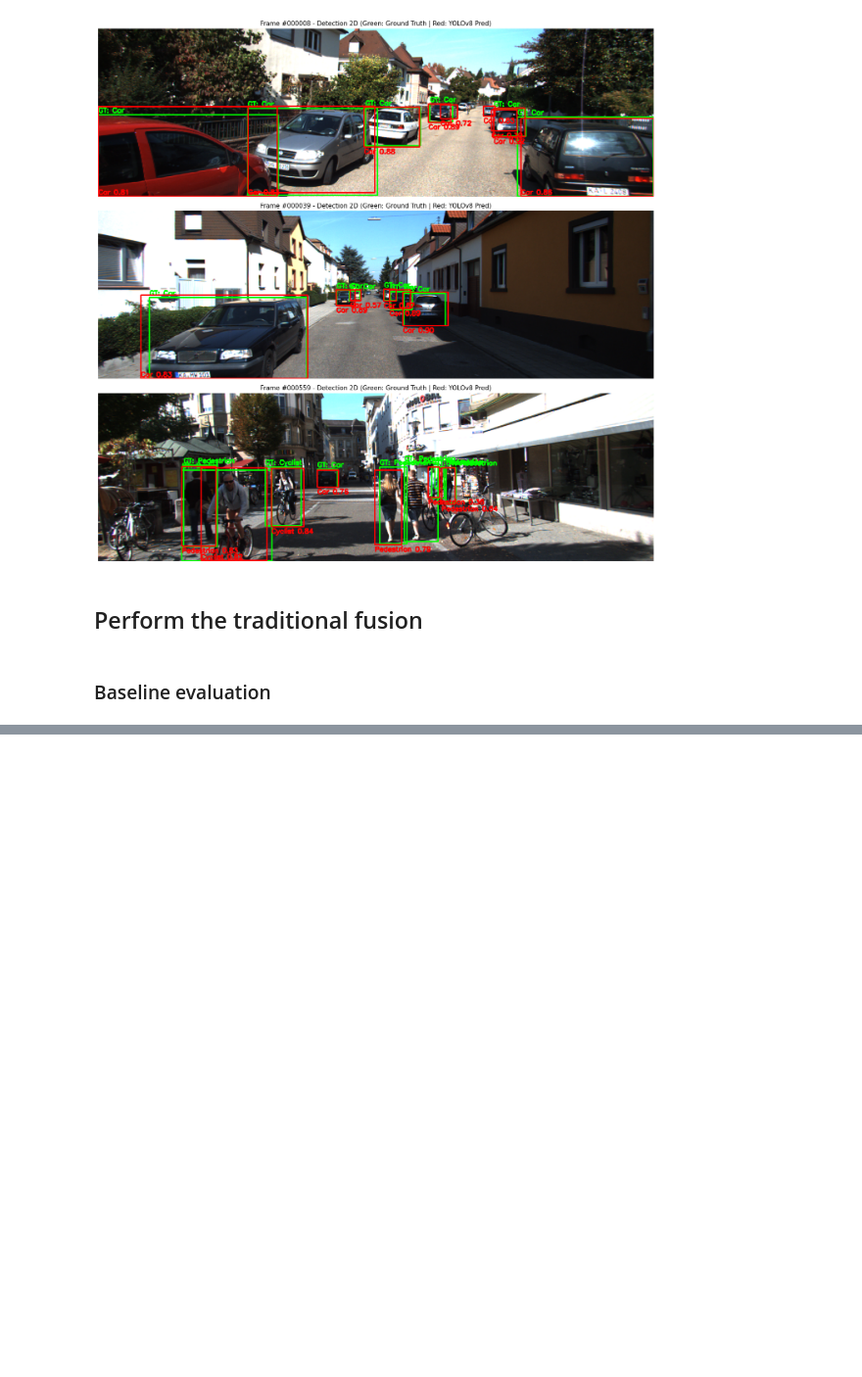
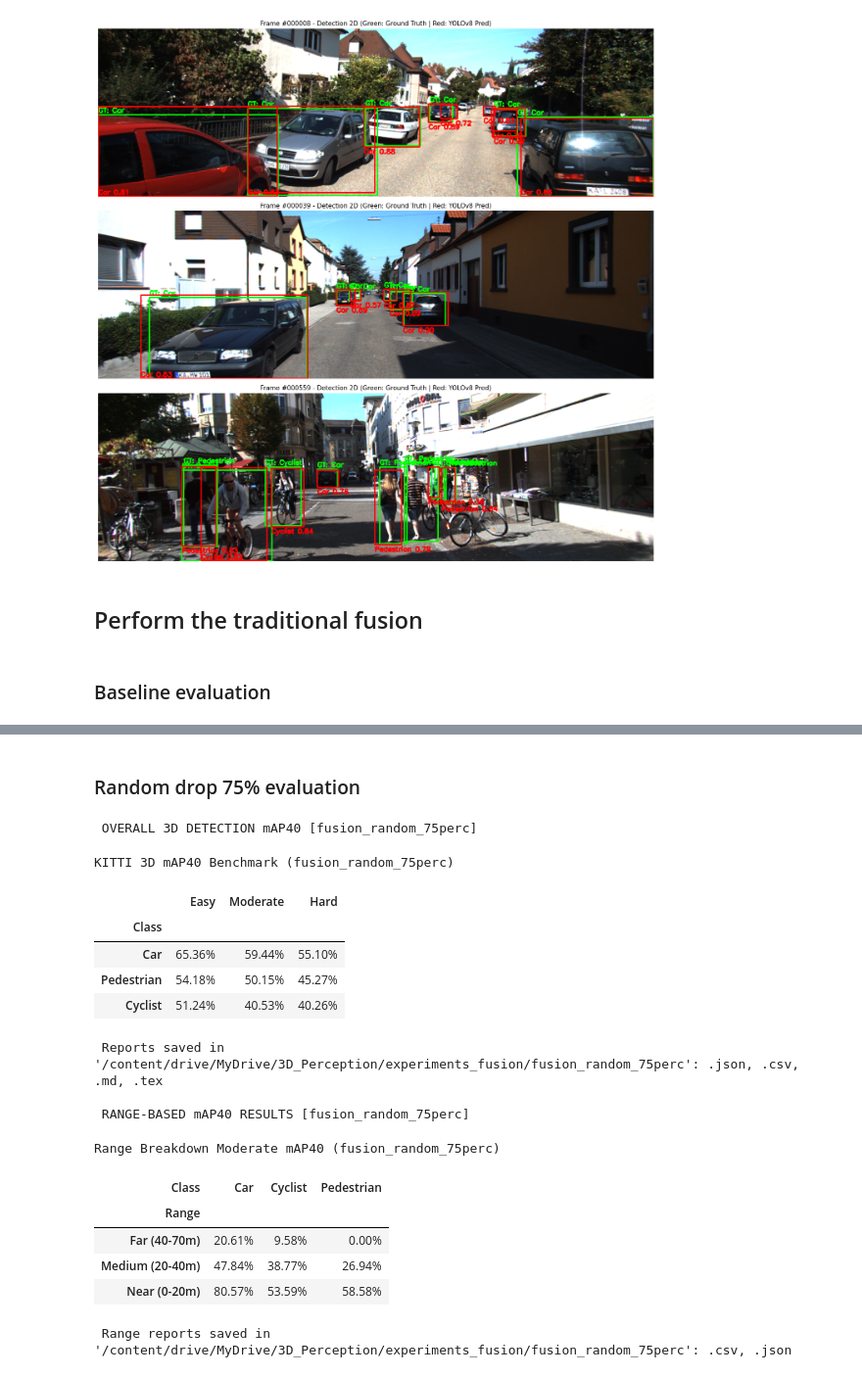
Before and after one commit to giacomosalvatori03/3D_Perception, a Jupyter notebook: notebooks/02_camera_fusion_trad.ipynb, the cells around one changed output, grey strips where cells are left out. Shown at 98% size. Cells and saved outputs as stored; diff of their text form; code cells hidden in the pictures; blank space fills up the shorter version.

```diff
--- a/notebooks/02_camera_fusion_trad.ipynb
+++ b/notebooks/02_camera_fusion_trad.ipynb
@@ -409,0 +434,43 @@ df_fusion = evaluator_3d.evaluate(
+# %% [markdown]
+### Random drop 75% evaluation
+# %%
+import sys
+
+sys.path.insert(0, "/content/3D_Perception")
+
+from scripts.lidar_evaluator import KittiEvaluator
+
+# Perform the fusion between 3D LiDAR predictions and 2D Camera predictions
+fusion_val.run_fusion(
+    lidar_exp_dir="/content/drive/MyDrive/3D_Perception/experiments_camera/random_75perc",
+    camera_exp_dir="/content/drive/MyDrive/3D_Perception/experiments_camera/yolov8m_baseline_2d",
+    output_exp_dir="/content/drive/MyDrive/3D_Perception/experiments_fusion/fusion_random_75perc",
+)
+
+# Compute the final 3D mAP40 on the fused results
+evaluator_3d = KittiEvaluator()
+df_fusion = evaluator_3d.evaluate(
+    "/content/drive/MyDrive/3D_Perception/experiments_fusion/fusion_random_75perc"
+)
+
+df_fusion_range = evaluator_3d.evaluate_ranges(
+    "/content/drive/MyDrive/3D_Perception/experiments_fusion/fusion_random_75perc"
+)
+# %% [output]
+ OVERALL 3D DETECTION mAP40 [fusion_random_75perc]
+KITTI 3D mAP40 Benchmark (fusion_random_75perc)
+|  | Easy | Moderate | Hard |
+| Class |  |  |  |
+| Car | 65.36% | 59.44% | 55.10% |
+| Pedestrian | 54.18% | 50.15% | 45.27% |
+| Cyclist | 51.24% | 40.53% | 40.26% |
+ Reports saved in '/content/drive/MyDrive/3D_Perception/experiments_fusion/fusion_random_75perc': .json, .csv, .md, .tex
+
+ RANGE-BASED mAP40 RESULTS [fusion_random_75perc]
+Range Breakdown Moderate mAP40 (fusion_random_75perc)
+| Class | Car | Cyclist | Pedestrian |
+| Range |  |  |  |
+| Far (40-70m) | 20.61% | 9.58% | 0.00% |
+| Medium (20-40m) | 47.84% | 38.77% | 26.94% |
+| Near (0-20m) | 80.57% | 53.59% | 58.58% |
+ Range reports saved in '/content/drive/MyDrive/3D_Perception/experiments_fusion/fusion_random_75perc': .csv, .json
```
Also changed, not shown: parts of 13 cells of this notebook, 1 other file.
